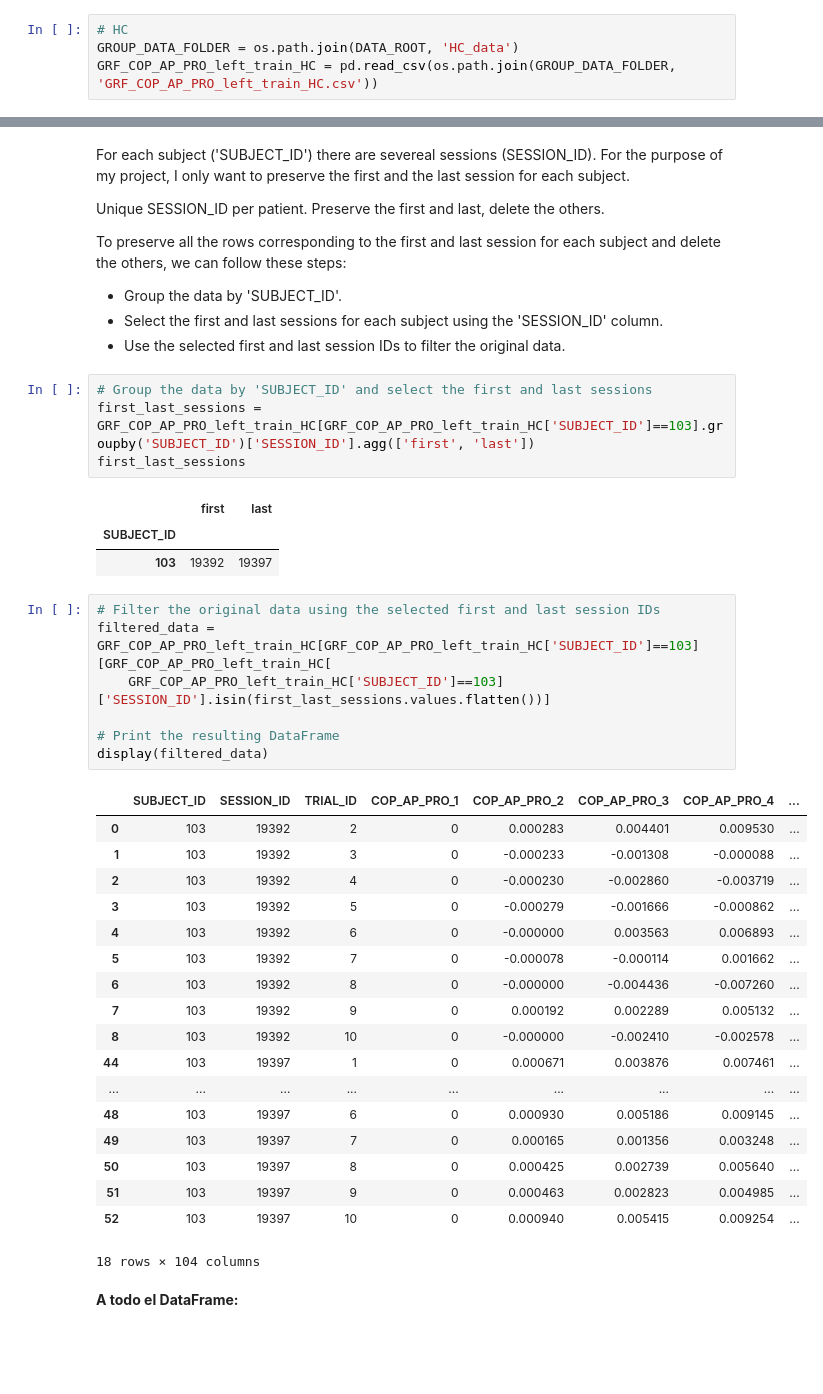
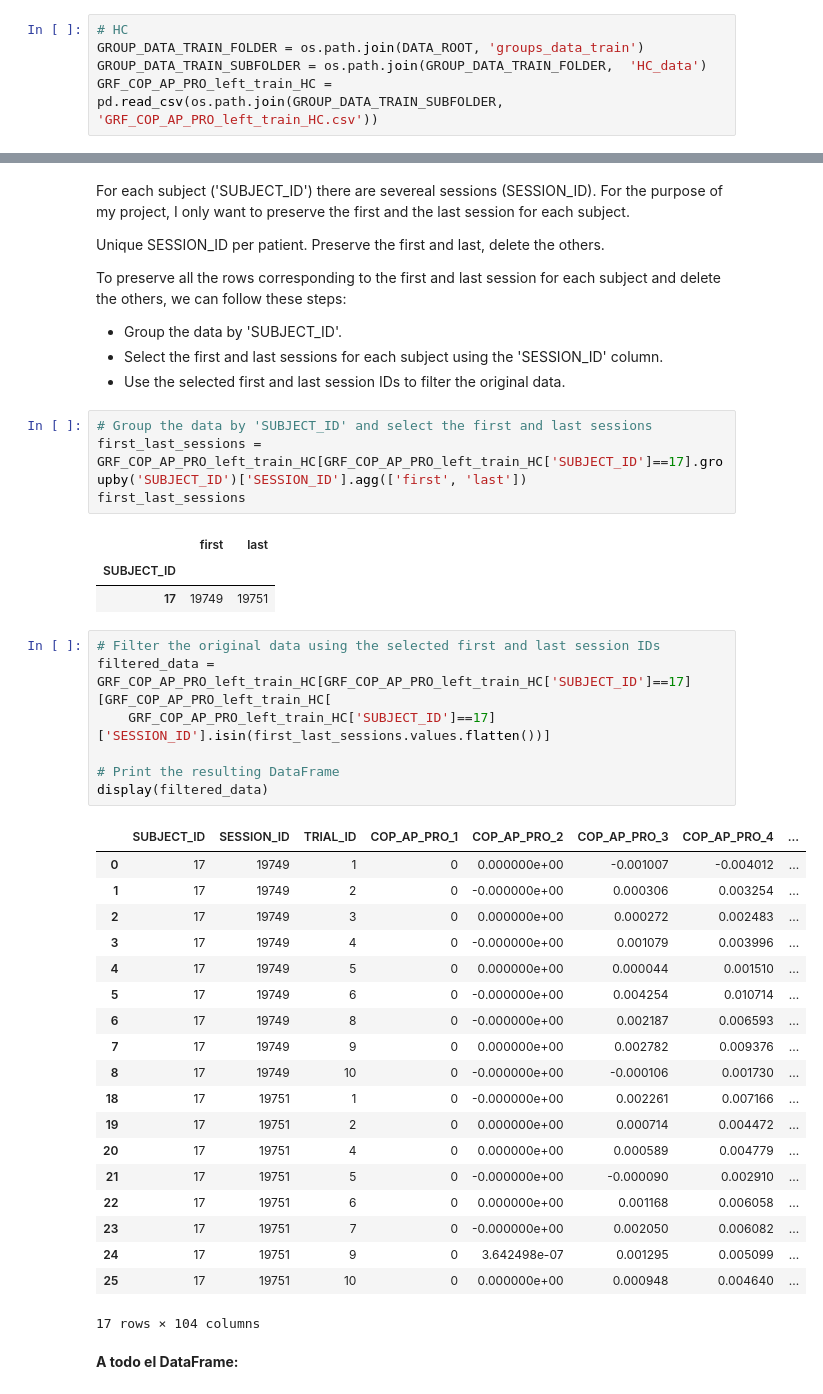
Before and after one commit to bernatsort/Therapy-Progress-Gait-Prediction, a Jupyter notebook: code.ipynb, the cells around one changed output, grey strips where cells are left out. Drawn from its saved outputs; the diff is of its cells as text; blank space fills up the shorter version.

Commit message:
first & last session per patient (correct folder)

```diff
--- a/code.ipynb
+++ b/code.ipynb
@@ -1097,8 +1089,9 @@ Nos quedamos sólo con la primera y la última sesión por paciente.
 **Primera aproximación de ejemplo:**
 # %%
 # HC
-GROUP_DATA_FOLDER = os.path.join(DATA_ROOT, 'HC_data')
-GRF_COP_AP_PRO_left_train_HC = pd.read_csv(os.path.join(GROUP_DATA_FOLDER, 'GRF_COP_AP_PRO_left_train_HC.csv'))
+GROUP_DATA_TRAIN_FOLDER = os.path.join(DATA_ROOT, 'groups_data_train')
+GROUP_DATA_TRAIN_SUBFOLDER = os.path.join(GROUP_DATA_TRAIN_FOLDER,  'HC_data')
+GRF_COP_AP_PRO_left_train_HC = pd.read_csv(os.path.join(GROUP_DATA_TRAIN_SUBFOLDER, 'GRF_COP_AP_PRO_left_train_HC.csv'))
 # %%
 GRF_COP_AP_PRO_left_train_HC
 # %% [output]
@@ -1161,38 +1151,39 @@ To preserve all the rows corresponding to the first and last session for each su
 - Use the selected first and last session IDs to filter the original data.
 # %%
 # Group the data by 'SUBJECT_ID' and select the first and last sessions
-first_last_sessions = GRF_COP_AP_PRO_left_train_HC[GRF_COP_AP_PRO_left_train_HC['SUBJECT_ID']==103].groupby('SUBJECT_ID')['SESSION_ID'].agg(['first', 'last'])
+first_last_sessions = GRF_COP_AP_PRO_left_train_HC[GRF_COP_AP_PRO_left_train_HC['SUBJECT_ID']==17].groupby('SUBJECT_ID')['SESSION_ID'].agg(['first', 'last'])
 first_last_sessions
 # %% [output]
 |  | first | last |
 | SUBJECT_ID |  |  |
-| 103 | 19392 | 19397 |
+| 17 | 19749 | 19751 |
 # %%
 # Filter the original data using the selected first and last session IDs
-filtered_data = GRF_COP_AP_PRO_left_train_HC[GRF_COP_AP_PRO_left_train_HC['SUBJECT_ID']==103][GRF_COP_AP_PRO_left_train_HC[
-    GRF_COP_AP_PRO_left_train_HC['SUBJECT_ID']==103]['SESSION_ID'].isin(first_last_sessions.values.flatten())]
+filtered_data = GRF_COP_AP_PRO_left_train_HC[GRF_COP_AP_PRO_left_train_HC['SUBJECT_ID']==17][GRF_COP_AP_PRO_left_train_HC[
+    GRF_COP_AP_PRO_left_train_HC['SUBJECT_ID']==17]['SESSION_ID'].isin(first_last_sessions.values.flatten())]
 
 # Print the resulting DataFrame
 display(filtered_data)
 # %% [output]
 |  | SUBJECT_ID | SESSION_ID | TRIAL_ID | COP_AP_PRO_1 | COP_AP_PRO_2 | COP_AP_PRO_3 | COP_AP_PRO_4 | ... |
-| 0 | 103 | 19392 | 2 | 0 | 0.000283 | 0.004401 | 0.009530 | ... |
-| 1 | 103 | 19392 | 3 | 0 | -0.000233 | -0.001308 | -0.000088 | ... |
-| 2 | 103 | 19392 | 4 | 0 | -0.000230 | -0.002860 | -0.003719 | ... |
-| 3 | 103 | 19392 | 5 | 0 | -0.000279 | -0.001666 | -0.000862 | ... |
-| 4 | 103 | 19392 | 6 | 0 | -0.000000 | 0.003563 | 0.006893 | ... |
-| 5 | 103 | 19392 | 7 | 0 | -0.000078 | -0.000114 | 0.001662 | ... |
-| 6 | 103 | 19392 | 8 | 0 | -0.000000 | -0.004436 | -0.007260 | ... |
-| 7 | 103 | 19392 | 9 | 0 | 0.000192 | 0.002289 | 0.005132 | ... |
-| 8 | 103 | 19392 | 10 | 0 | -0.000000 | -0.002410 | -0.002578 | ... |
-| 44 | 103 | 19397 | 1 | 0 | 0.000671 | 0.003876 | 0.007461 | ... |
-| ... | ... | ... | ... | ... | ... | ... | ... | ... |
-| 48 | 103 | 19397 | 6 | 0 | 0.000930 | 0.005186 | 0.009145 | ... |
-| 49 | 103 | 19397 | 7 | 0 | 0.000165 | 0.001356 | 0.003248 | ... |
-| 50 | 103 | 19397 | 8 | 0 | 0.000425 | 0.002739 | 0.005640 | ... |
-| 51 | 103 | 19397 | 9 | 0 | 0.000463 | 0.002823 | 0.004985 | ... |
-| 52 | 103 | 19397 | 10 | 0 | 0.000940 | 0.005415 | 0.009254 | ... |
+| 0 | 17 | 19749 | 1 | 0 | 0.000000e+00 | -0.001007 | -0.004012 | ... |
+| 1 | 17 | 19749 | 2 | 0 | -0.000000e+00 | 0.000306 | 0.003254 | ... |
+| 2 | 17 | 19749 | 3 | 0 | 0.000000e+00 | 0.000272 | 0.002483 | ... |
+| 3 | 17 | 19749 | 4 | 0 | -0.000000e+00 | 0.001079 | 0.003996 | ... |
+| 4 | 17 | 19749 | 5 | 0 | 0.000000e+00 | 0.000044 | 0.001510 | ... |
+| 5 | 17 | 19749 | 6 | 0 | -0.000000e+00 | 0.004254 | 0.010714 | ... |
+| 6 | 17 | 19749 | 8 | 0 | -0.000000e+00 | 0.002187 | 0.006593 | ... |
+| 7 | 17 | 19749 | 9 | 0 | 0.000000e+00 | 0.002782 | 0.009376 | ... |
+| 8 | 17 | 19749 | 10 | 0 | -0.000000e+00 | -0.000106 | 0.001730 | ... |
+| 18 | 17 | 19751 | 1 | 0 | -0.000000e+00 | 0.002261 | 0.007166 | ... |
+| 19 | 17 | 19751 | 2 | 0 | 0.000000e+00 | 0.000714 | 0.004472 | ... |
+| 20 | 17 | 19751 | 4 | 0 | 0.000000e+00 | 0.000589 | 0.004779 | ... |
+| 21 | 17 | 19751 | 5 | 0 | -0.000000e+00 | -0.000090 | 0.002910 | ... |
+| 22 | 17 | 19751 | 6 | 0 | 0.000000e+00 | 0.001168 | 0.006058 | ... |
+| 23 | 17 | 19751 | 7 | 0 | -0.000000e+00 | 0.002050 | 0.006082 | ... |
+| 24 | 17 | 19751 | 9 | 0 | 3.642498e-07 | 0.001295 | 0.005099 | ... |
+| 25 | 17 | 19751 | 10 | 0 | 0.000000e+00 | 0.000948 | 0.004640 | ... |
-18 rows × 104 columns
+17 rows × 104 columns
 # %% [markdown]
 **A todo el DataFrame:**
 # %%
```
Also changed, not shown: parts of 10 cells of this notebook.
